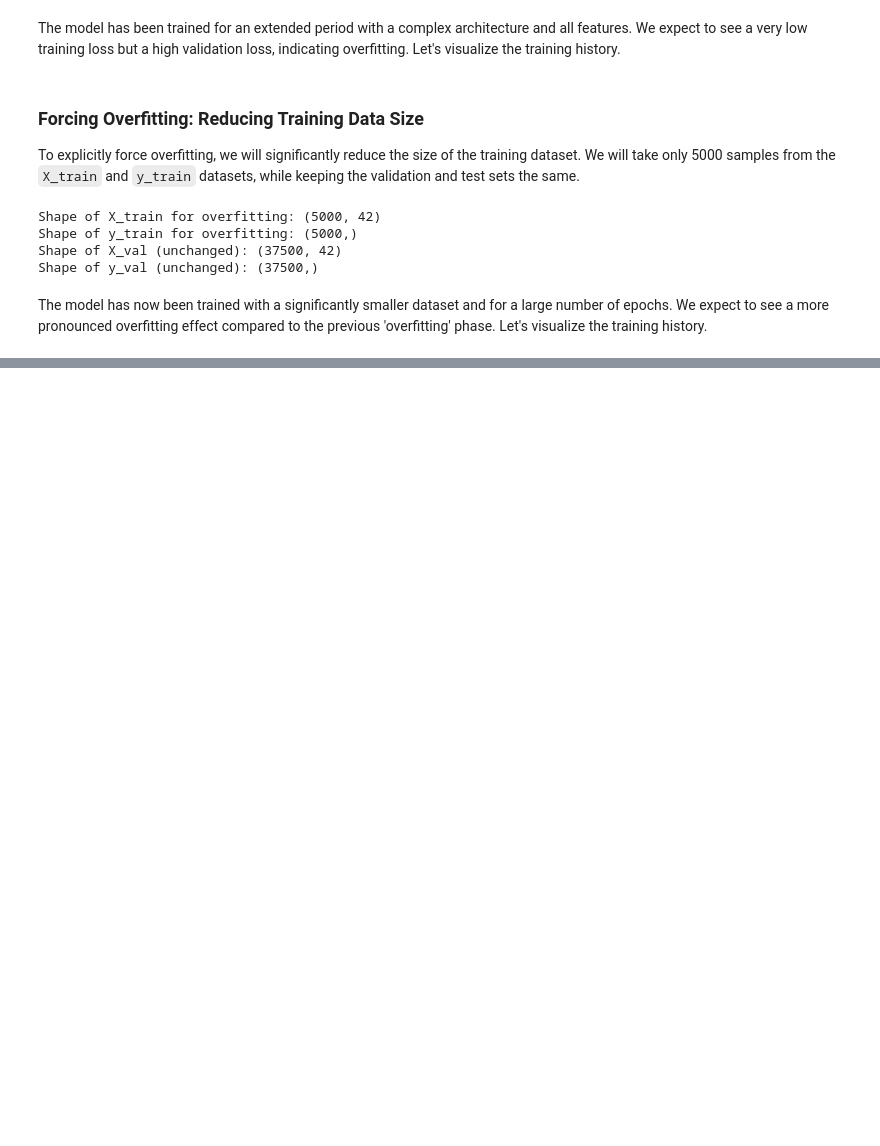
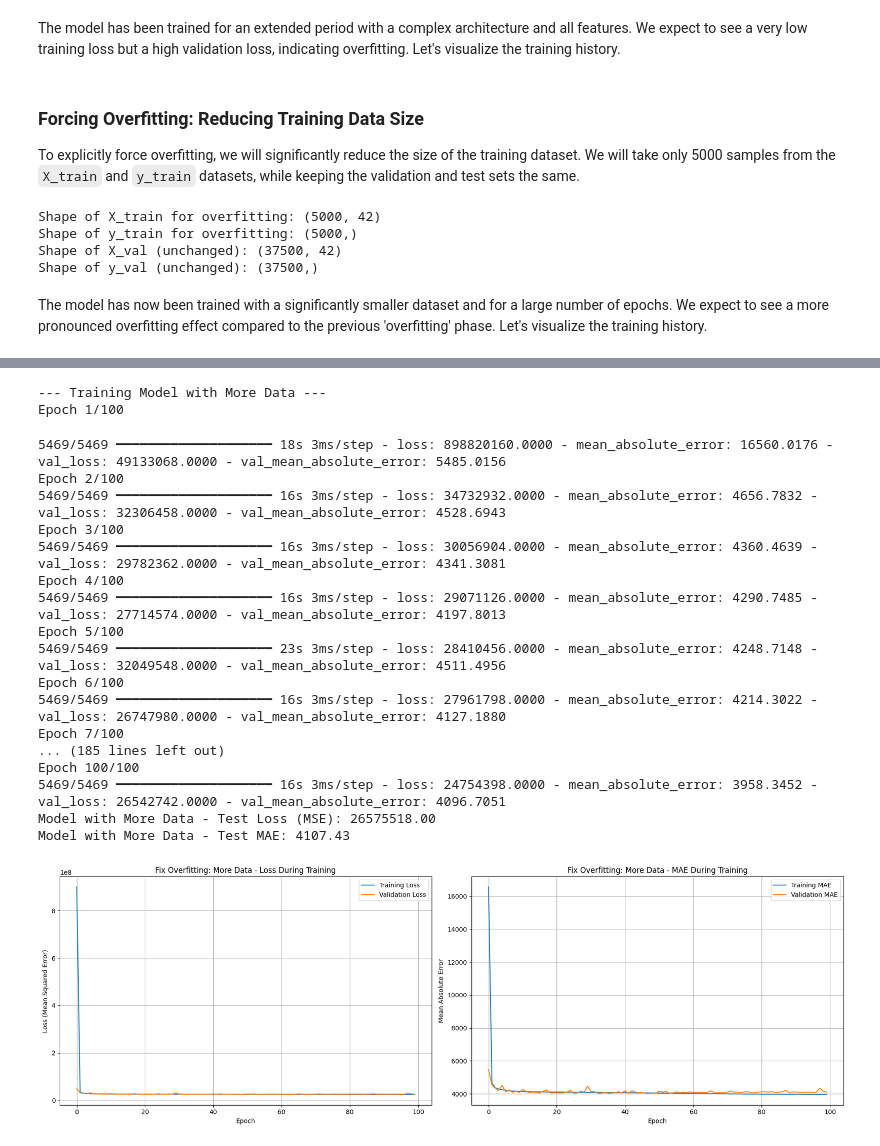
Before and after one commit to jahidurmahim/Machine_Learning_Laboratory, a Jupyter notebook: Underoverfit_Lab.ipynb, the cells around one changed output, grey strips where cells are left out. Saved outputs shown, nothing was run; the diff lists cells and outputs as text; code cells hidden in the pictures; blank space fills up the shorter version.

```diff
--- a/Underoverfit_Lab.ipynb
+++ b/Underoverfit_Lab.ipynb
@@ -547,0 +575,51 @@ plt.show()
+# %%
+# Create a new model with the same complex architecture as the baseline
+model_more_data = create_model(
+    input_shape=X_train.shape[1], # Use full feature set
+    num_dense_layers=3,
+    neurons_per_layer=[256, 128, 64]
+)
+
+# Train the model using the full training dataset for 100 epochs
+history_more_data, loss_more_data, mae_more_data = train_and_evaluate_model(
+    model_more_data,
+    X_train, y_train, # Use the full training data
+    X_val, y_val,
+    X_test, y_test,
+    epochs=100, # Keep epochs consistent with baseline
+    model_name="Model with More Data"
+)
+
+# Store the results
+method_results['more_data'] = {
+    'description': 'Fix Overfitting: Use More Data (Full training data, complex model, many epochs)',
+    'history': history_more_data,
+    'test_loss': loss_more_data,
+    'test_mae': mae_more_data,
+    'validation_mae_at_last_epoch': history_more_data.history['val_mean_absolute_error'][-1],
+    'training_mae_at_last_epoch': history_more_data.history['mean_absolute_error'][-1],
+}
+
+# Plot the training history
+plot_history_graphs(history_more_data, "Fix Overfitting: More Data")
+# %% [output]
+--- Training Model with More Data ---
+Epoch 1/100
+5469/5469 ━━━━━━━━━━━━━━━━━━━━ 18s 3ms/step - loss: 898820160.0000 - mean_absolute_error: 16560.0176 - val_loss: 49133068.0000 - val_mean_absolute_error: 5485.0156
+Epoch 2/100
+5469/5469 ━━━━━━━━━━━━━━━━━━━━ 16s 3ms/step - loss: 34732932.0000 - mean_absolute_error: 4656.7832 - val_loss: 32306458.0000 - val_mean_absolute_error: 4528.6943
+Epoch 3/100
+5469/5469 ━━━━━━━━━━━━━━━━━━━━ 16s 3ms/step - loss: 30056904.0000 - mean_absolute_error: 4360.4639 - val_loss: 29782362.0000 - val_mean_absolute_error: 4341.3081
+Epoch 4/100
+5469/5469 ━━━━━━━━━━━━━━━━━━━━ 16s 3ms/step - loss: 29071126.0000 - mean_absolute_error: 4290.7485 - val_loss: 27714574.0000 - val_mean_absolute_error: 4197.8013
+Epoch 5/100
+5469/5469 ━━━━━━━━━━━━━━━━━━━━ 23s 3ms/step - loss: 28410456.0000 - mean_absolute_error: 4248.7148 - val_loss: 32049548.0000 - val_mean_absolute_error: 4511.4956
+Epoch 6/100
+5469/5469 ━━━━━━━━━━━━━━━━━━━━ 16s 3ms/step - loss: 27961798.0000 - mean_absolute_error: 4214.3022 - val_loss: 26747980.0000 - val_mean_absolute_error: 4127.1880
+Epoch 7/100
+... (185 lines left out)
+Epoch 100/100
+5469/5469 ━━━━━━━━━━━━━━━━━━━━ 16s 3ms/step - loss: 24754398.0000 - mean_absolute_error: 3958.3452 - val_loss: 26542742.0000 - val_mean_absolute_error: 4096.7051
+Model with More Data - Test Loss (MSE): 26575518.00
+Model with More Data - Test MAE: 4107.43
+[figure, added]
```
Also changed, not shown: parts of 34 cells of this notebook.
